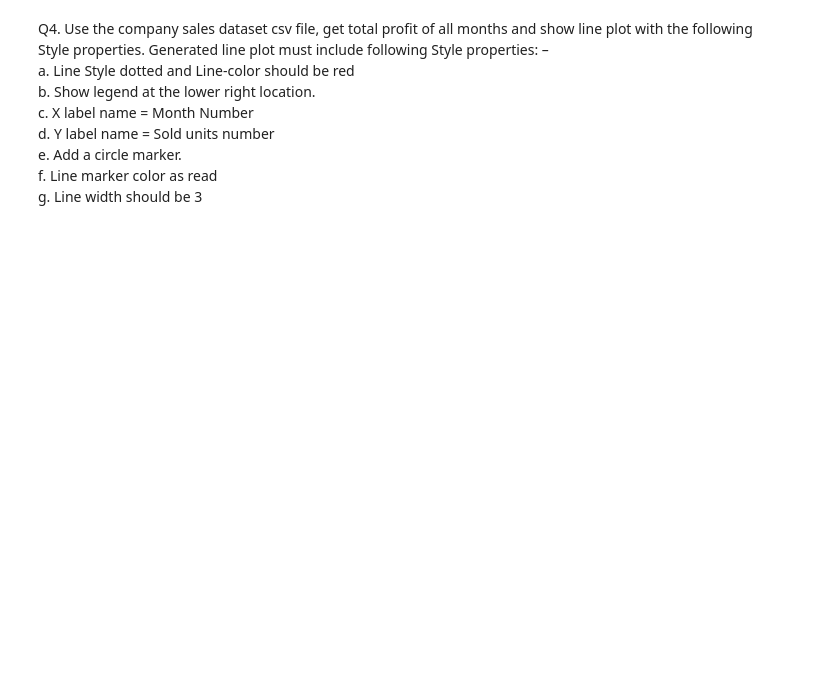
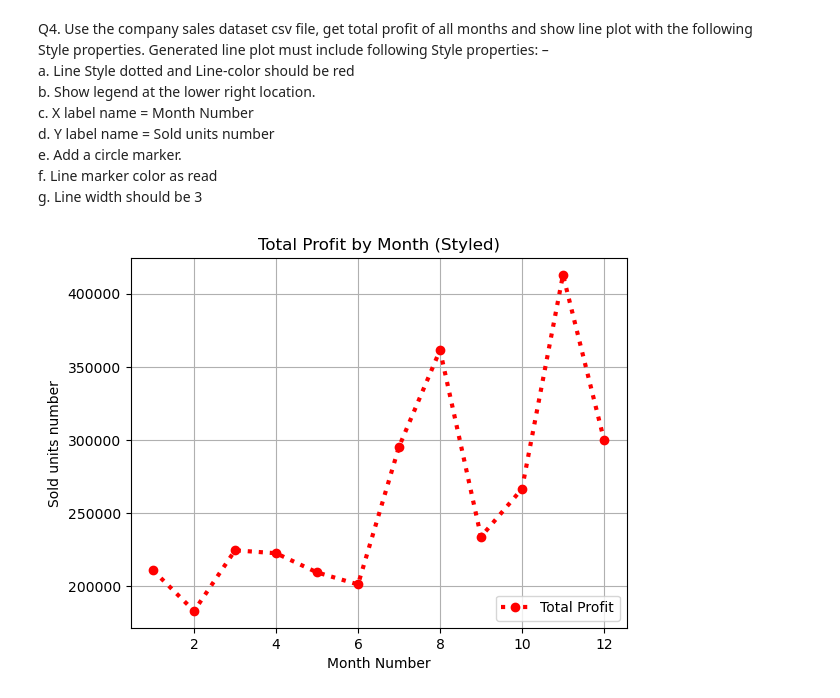
Before and after one commit to paramshah2005/Sem-5, a Jupyter notebook: MLL/Lab 2/Lab2.ipynb, the cells around one changed output. Cells and saved outputs as stored; diff of their text form; code cells hidden in the pictures; blank space fills up the shorter version.

```diff
--- a/MLL/Lab 2/Lab2.ipynb
+++ b/MLL/Lab 2/Lab2.ipynb
@@ -84,26 +82,23 @@ e. Add a circle marker.\
 f. Line marker color as read\
 g. Line width should be 3
 # %%
-df = pd.read_csv("company.csv")
+df = pd.read_csv('company-sales.csv')
 
-months = range(1, len(df) + 1)
-total_profit = df.sum(axis=1)
-
-plt.plot(
-    months,
-    total_profit,
-    linestyle=":",
-    color="red",
-    marker="o",
-    markerfacecolor="red",
-    markeredgecolor="red",
+df.plot(
+    x='month_number',
+    y='total_profit',
+    linestyle='dotted',
+    color='red',
+    marker='o',
+    markerfacecolor='red',
     linewidth=3,
-    label="Total Profit"
+    label='Total Profit'
 )
-
-plt.xlabel("Month Number")
-plt.ylabel("Sold units number")
-plt.legend(loc="lower right")
-plt.title("Total Profit of All Months")
-
+plt.xlabel('Month Number')
+plt.ylabel('Sold units number')
+plt.title('Total Profit by Month (Styled)')
+plt.legend(loc='lower right')
+plt.grid(True)
 plt.show()
+# %% [output]
+[figure, added]
```
Also changed, not shown: parts of 4 cells of this notebook, 1 other file.
